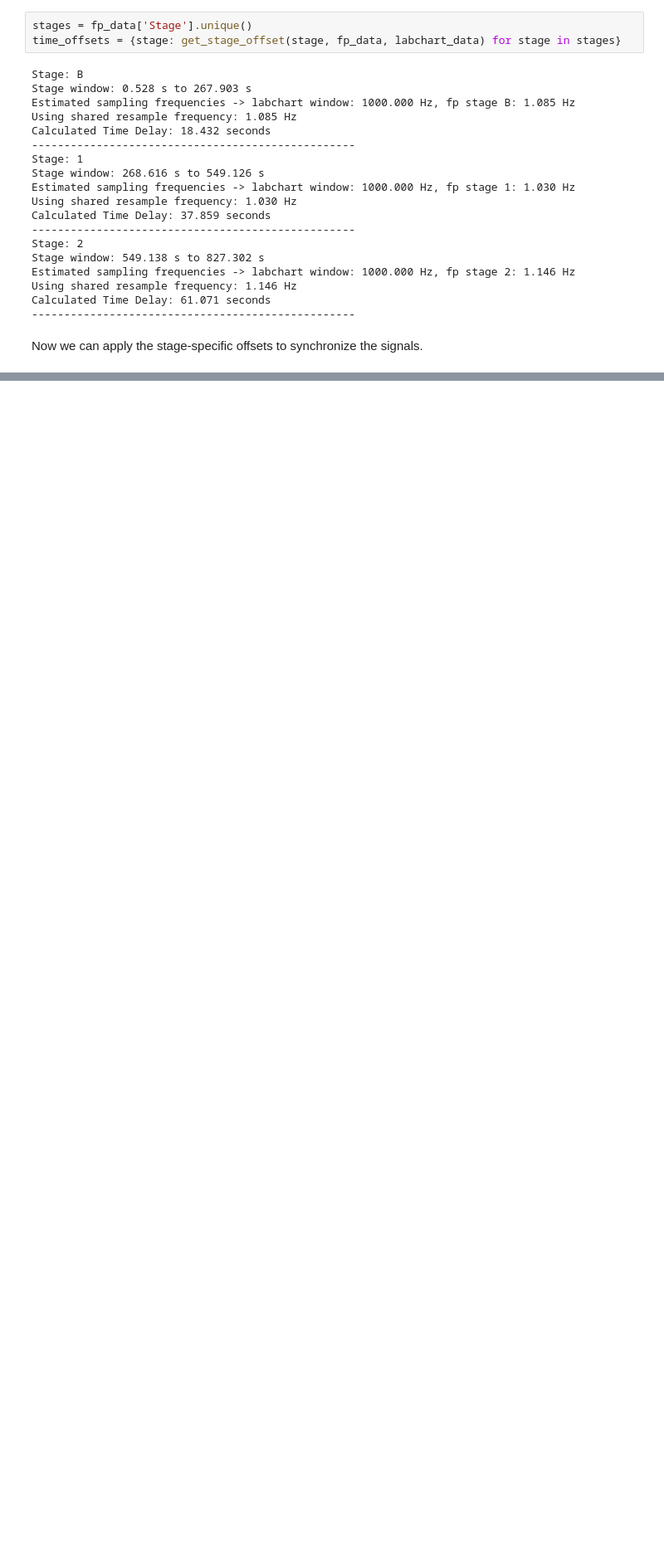
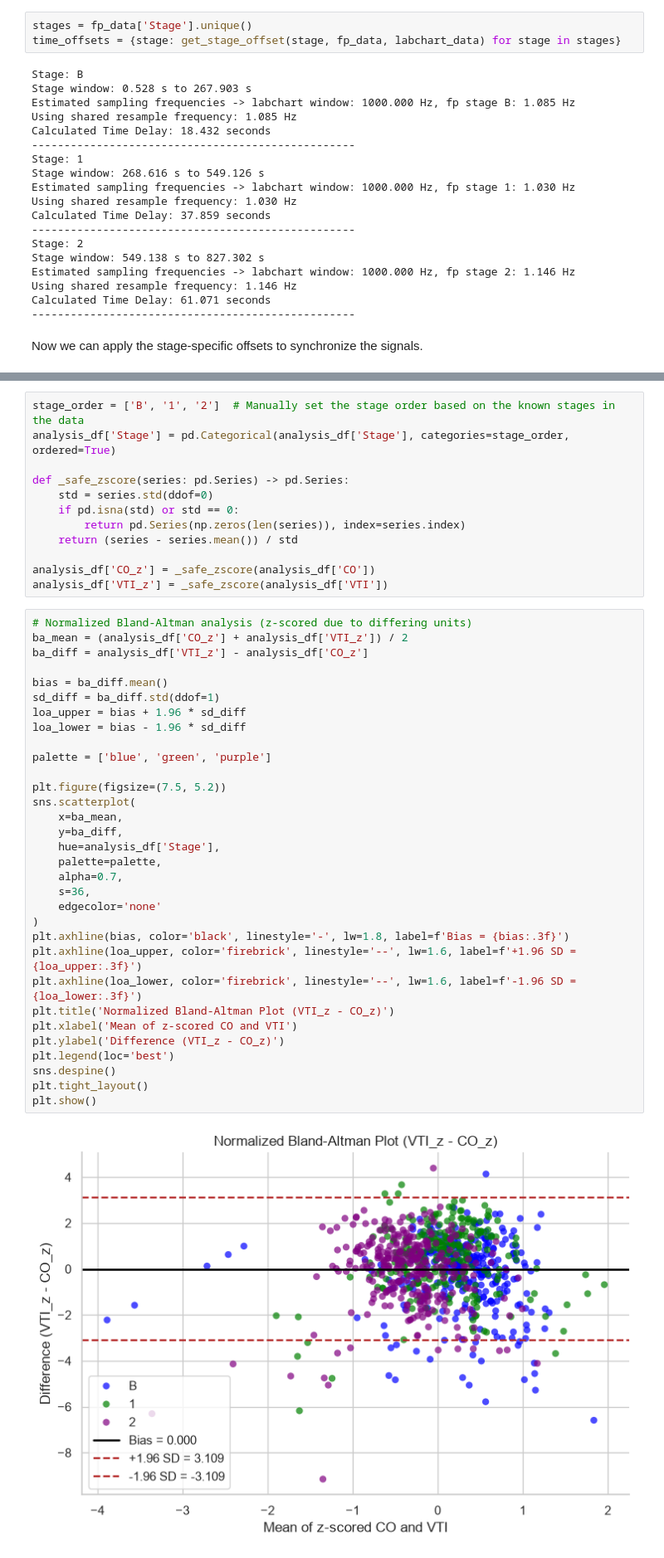
Before and after one commit to caryn-geady/flo-sync, a Jupyter notebook: notebooks/technical.ipynb, the cells around one changed output, grey strips where cells are left out. Shown at 83% size. Cells and saved outputs as stored; diff of their text form; blank space fills up the shorter version.

```diff
--- a/notebooks/technical.ipynb
+++ b/notebooks/technical.ipynb
@@ -215,0 +174,46 @@ merged_data.columns
+# %%
+stage_order = ['B', '1', '2']  # Manually set the stage order based on the known stages in the data
+analysis_df['Stage'] = pd.Categorical(analysis_df['Stage'], categories=stage_order, ordered=True)
+
+def _safe_zscore(series: pd.Series) -> pd.Series:
+    std = series.std(ddof=0)
+    if pd.isna(std) or std == 0:
+        return pd.Series(np.zeros(len(series)), index=series.index)
+    return (series - series.mean()) / std
+
+analysis_df['CO_z'] = _safe_zscore(analysis_df['CO'])
+analysis_df['VTI_z'] = _safe_zscore(analysis_df['VTI'])
+# %%
+# Normalized Bland-Altman analysis (z-scored due to differing units)
+ba_mean = (analysis_df['CO_z'] + analysis_df['VTI_z']) / 2
+ba_diff = analysis_df['VTI_z'] - analysis_df['CO_z']
+
+bias = ba_diff.mean()
+sd_diff = ba_diff.std(ddof=1)
+loa_upper = bias + 1.96 * sd_diff
+loa_lower = bias - 1.96 * sd_diff
+
+palette = ['blue', 'green', 'purple']
+
+plt.figure(figsize=(7.5, 5.2))
+sns.scatterplot(
+    x=ba_mean,
+    y=ba_diff,
+    hue=analysis_df['Stage'],
+    palette=palette,
+    alpha=0.7,
+    s=36,
+    edgecolor='none'
+)
+plt.axhline(bias, color='black', linestyle='-', lw=1.8, label=f'Bias = {bias:.3f}')
+plt.axhline(loa_upper, color='firebrick', linestyle='--', lw=1.6, label=f'+1.96 SD = {loa_upper:.3f}')
+plt.axhline(loa_lower, color='firebrick', linestyle='--', lw=1.6, label=f'-1.96 SD = {loa_lower:.3f}')
+plt.title('Normalized Bland-Altman Plot (VTI_z - CO_z)')
+plt.xlabel('Mean of z-scored CO and VTI')
+plt.ylabel('Difference (VTI_z - CO_z)')
+plt.legend(loc='best')
+sns.despine()
+plt.tight_layout()
+plt.show()
+# %% [output]
+[figure, added]
```
Also changed, not shown: parts of 13 cells of this notebook.
